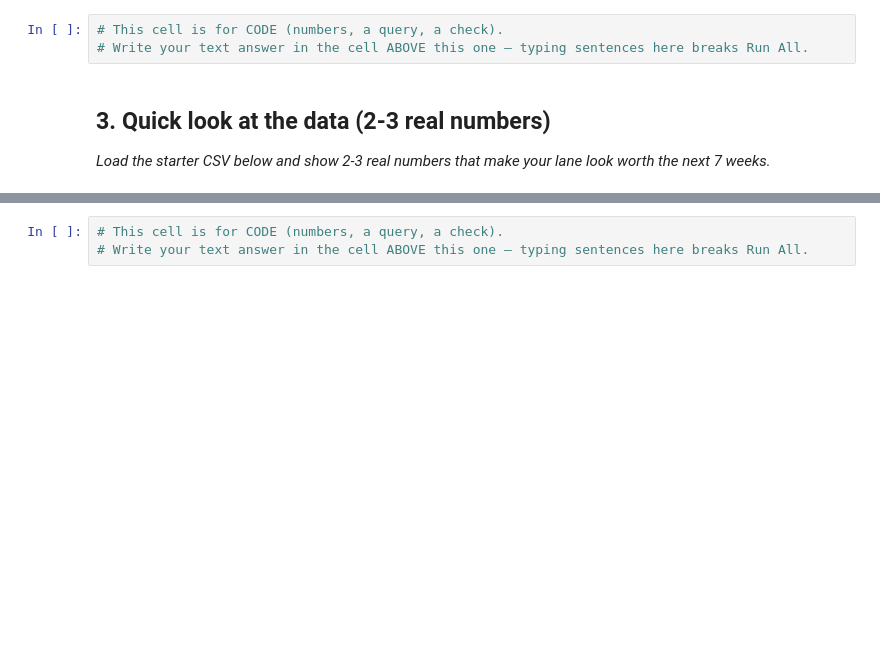
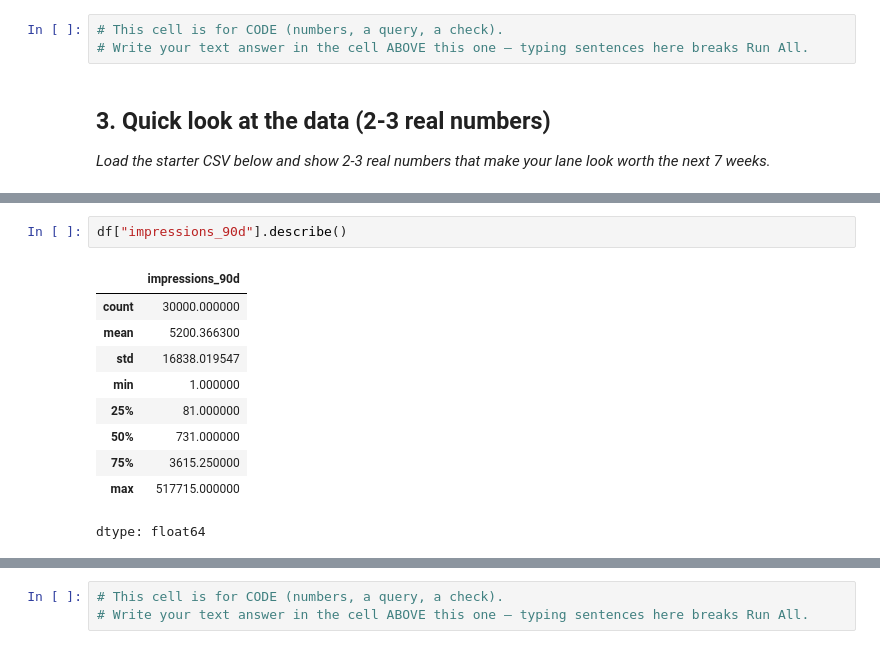
Before and after one commit to AroojSaleem-995/flyrank-ml-internship, a Jupyter notebook: work/notebooks/w01_research_question.ipynb, the cells around one changed output, grey strips where cells are left out. Saved outputs shown, nothing was run; the diff lists cells and outputs as text; blank space fills up the shorter version.

```diff
--- a/work/notebooks/w01_research_question.ipynb
+++ b/work/notebooks/w01_research_question.ipynb
@@ -26,0 +126,13 @@ This skeleton is yours to fill. Work the sections **in order** — each one has
+# %%
+df["impressions_90d"].describe()
+# %% [output]
+|  | impressions_90d |
+| count | 30000.000000 |
+| mean | 5200.366300 |
+| std | 16838.019547 |
+| min | 1.000000 |
+| 25% | 81.000000 |
+| 50% | 731.000000 |
+| 75% | 3615.250000 |
+| max | 517715.000000 |
+dtype: float64
```
Also changed, not shown: parts of 15 cells of this notebook.
